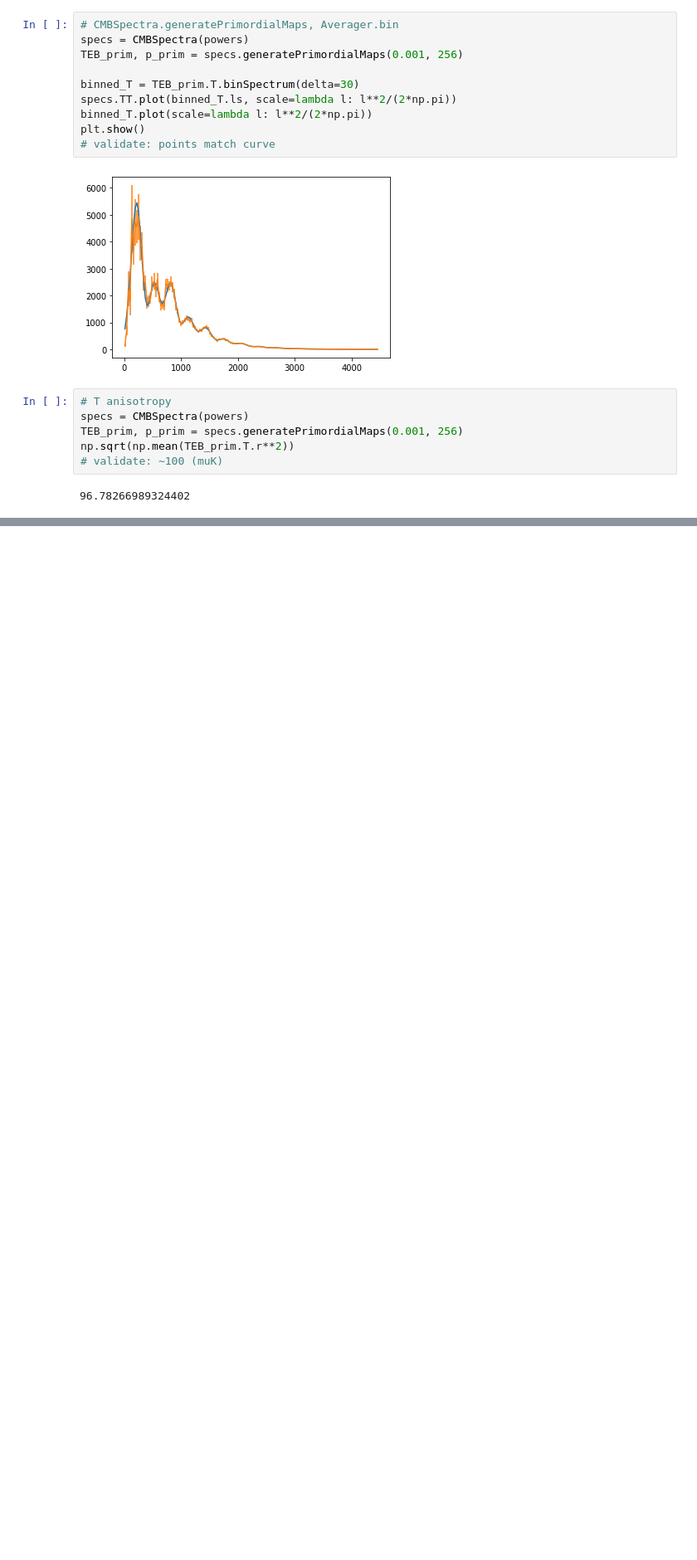
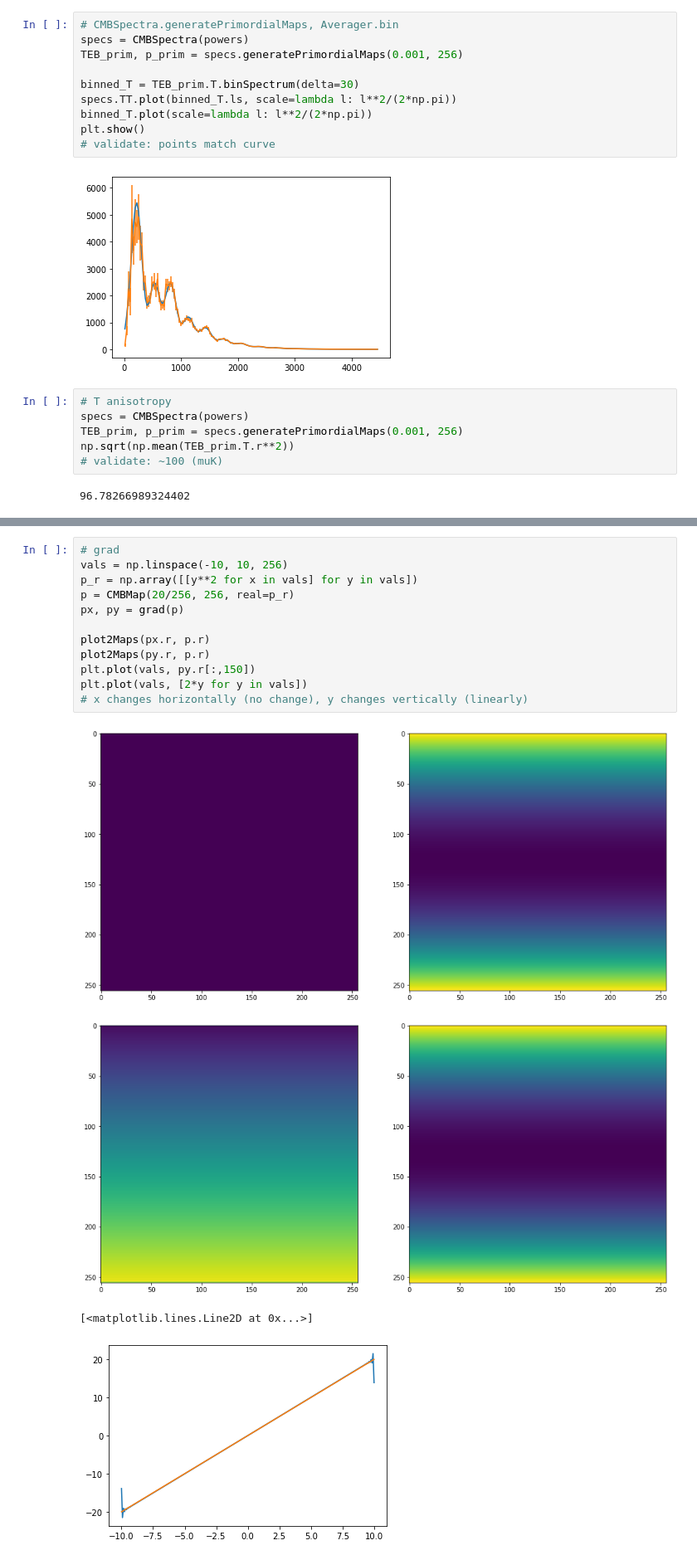
Before and after one commit to winstonyin/cmb_simulation, a Jupyter notebook: cmb_simulation.ipynb, the cells around one changed output, grey strips where cells are left out. Shown at 83% size. Drawn from its saved outputs; the diff is of its cells as text; blank space fills up the shorter version.

```diff
--- a/cmb_simulation.ipynb
+++ b/cmb_simulation.ipynb
@@ -66,0 +73,17 @@ plt.show()
+# %%
+# grad
+vals = np.linspace(-10, 10, 256)
+p_r = np.array([[y**2 for x in vals] for y in vals])
+p = CMBMap(20/256, 256, real=p_r)
+px, py = grad(p)
+
+plot2Maps(px.r, p.r)
+plot2Maps(py.r, p.r)
+plt.plot(vals, py.r[:,150])
+plt.plot(vals, [2*y for y in vals])
+# x changes horizontally (no change), y changes vertically (linearly)
+# %% [output]
+[figure, added]
+[figure, added]
+[<matplotlib.lines.Line2D at 0x...>]
+[figure, added]
```
Also changed, not shown: parts of 8 cells of this notebook, 1 other file.
